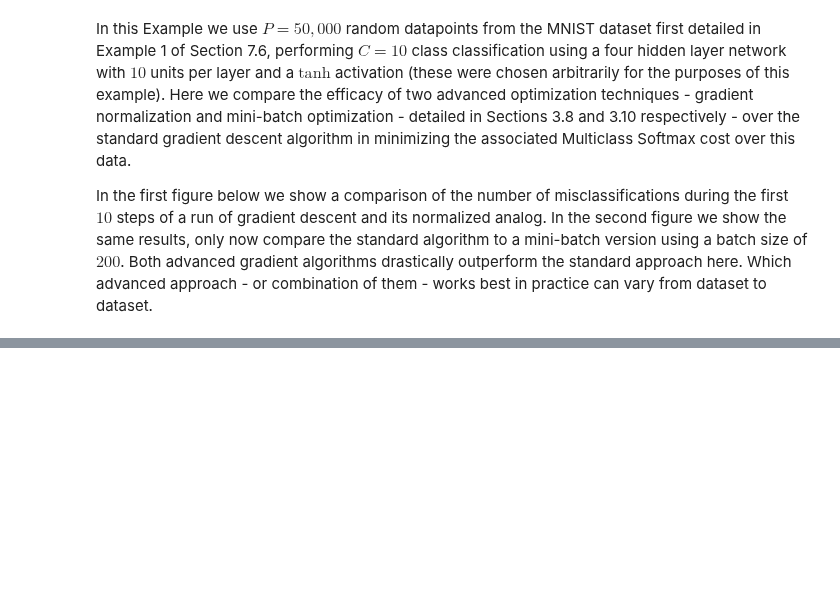
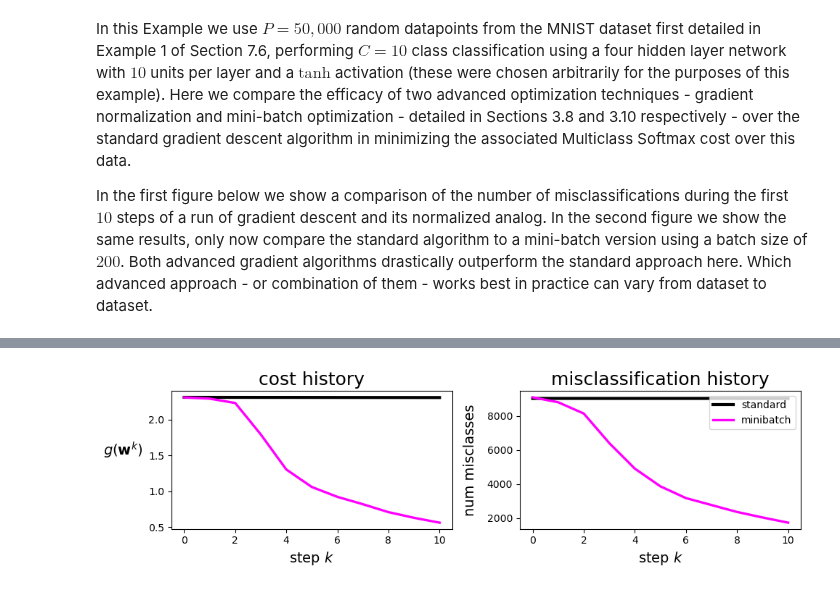
Before and after one commit to neonwatty/machine_learning_refined, a Jupyter notebook: notes/13_Multilayer_perceptrons/13_3_Optimization.ipynb, the cells around one changed output, grey strips where cells are left out. Saved outputs shown, nothing was run; the diff lists cells and outputs as text; code cells hidden in the pictures; blank space fills up the shorter version.

```diff
--- a/notes/13_Multilayer_perceptrons/13_3_Optimization.ipynb
+++ b/notes/13_Multilayer_perceptrons/13_3_Optimization.ipynb
@@ -112,7 +127,7 @@ mylib0.show_histories(labels = labels)
 # %%
 ## This code cell will not be shown in the HTML version of this notebook
 # import the v1 library
-mylib0 = multi.library_v1.superlearn_setup.Setup(x_sample,y_sample)
+mylib0 = superlearn_setup.Setup(x_sample,y_sample)
 
 # choose features
 layer_sizes = [784,10,10,10,10]
@@ -141,0 +155 @@ mylib0.show_histories(labels = labels)
+[figure, added]
```
Also changed, not shown: parts of 7 cells of this notebook, 26 other files.
